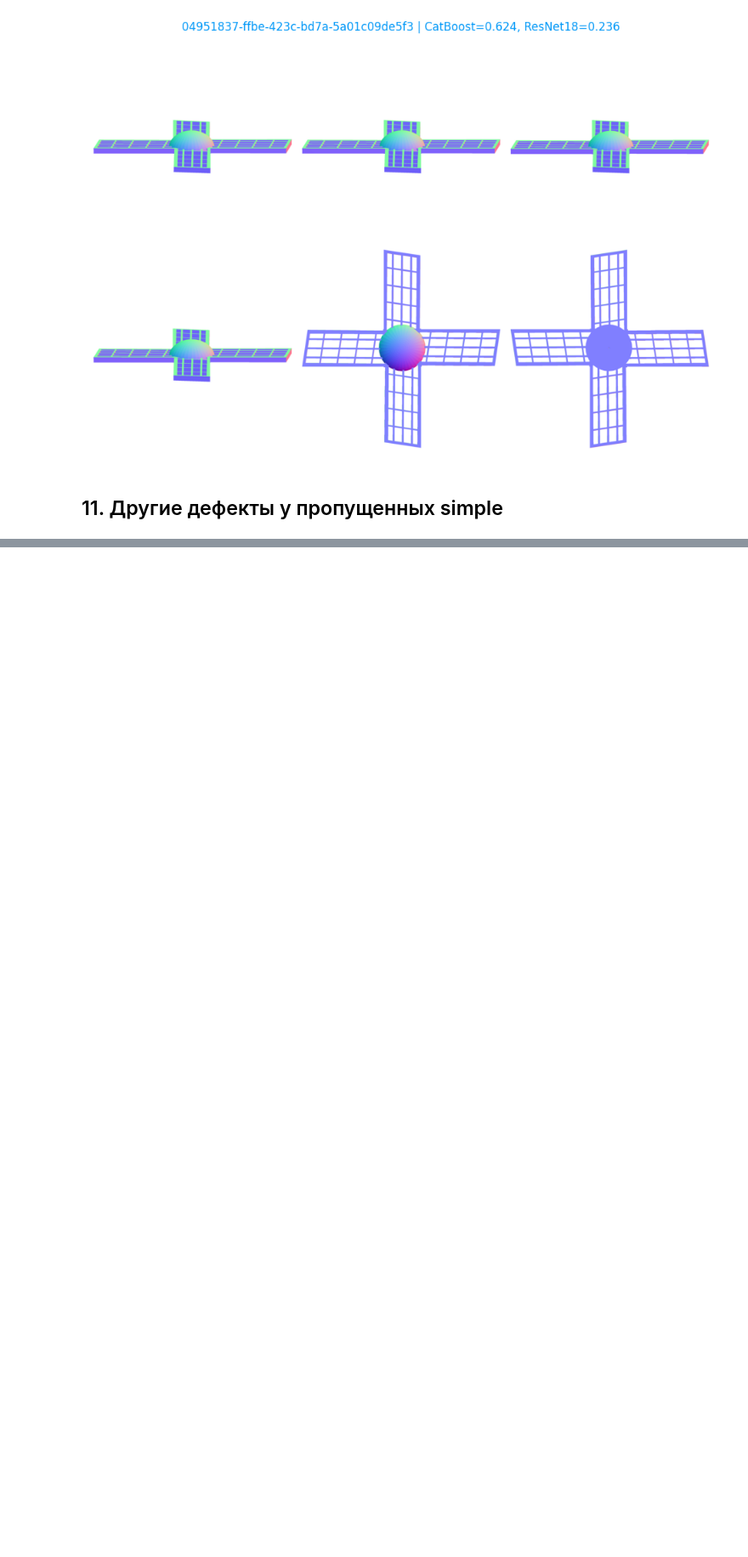
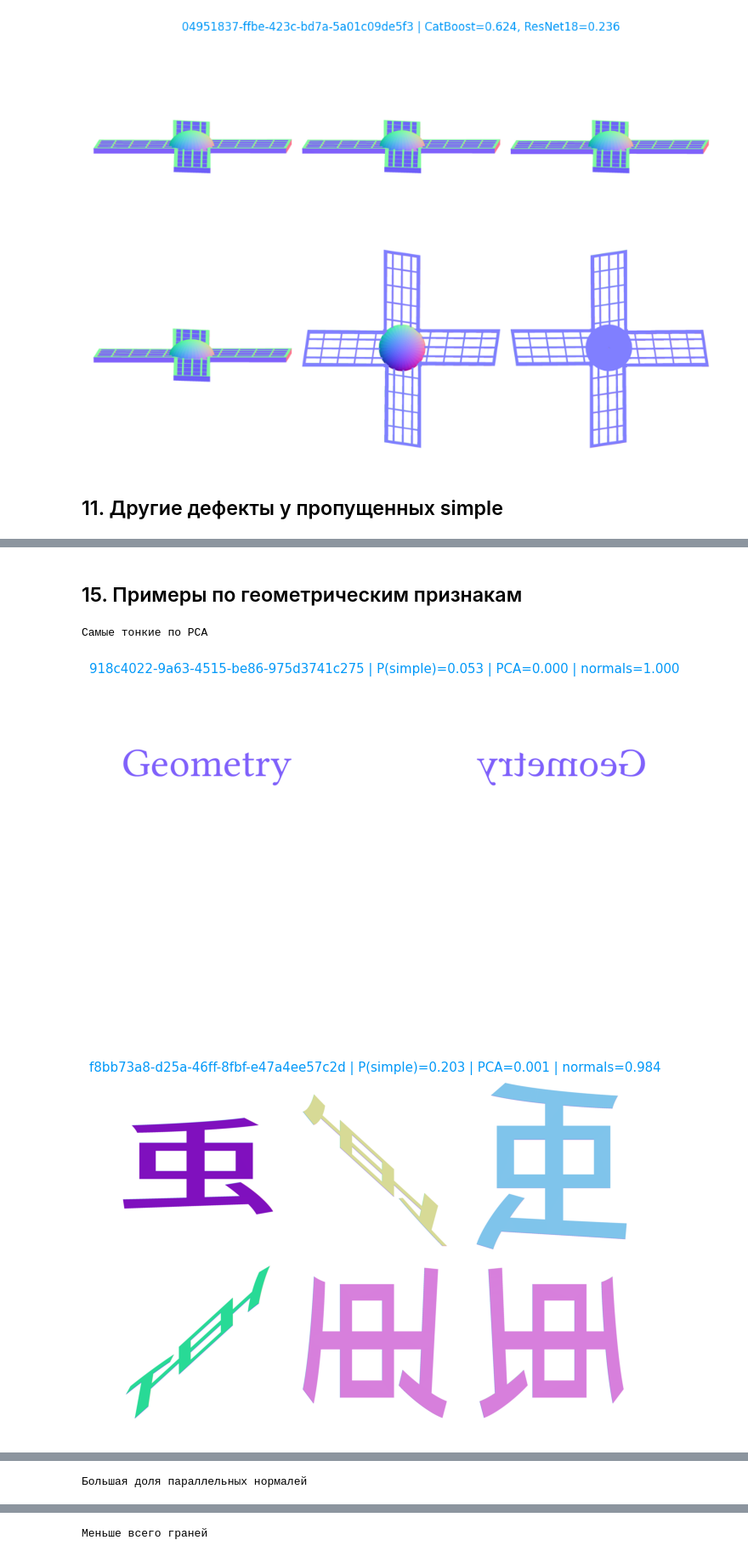
Before and after one commit to gasich27/AI-Challenge-2026-MainStage, a Jupyter notebook: labels/simple/simple.ipynb, the cells around one changed output, grey strips where cells are left out. Shown at 85% size. Cells and saved outputs as stored; diff of their text form; code cells hidden in the pictures; blank space fills up the shorter version.

```diff
--- a/labels/simple/simple.ipynb
+++ b/labels/simple/simple.ipynb
@@ -347,0 +458,29 @@ pd.DataFrame({
+# %% [markdown]
+## 15. Примеры по геометрическим признакам
+# %%
+# Это кандидаты для просмотра, а не готовые метки подтипов.
+missed_geometry = geometry[geometry['group'].eq('FN')]
+selections = [
+    ('Самые тонкие по PCA', missed_geometry.nsmallest(3, 'pca_thickness')),
+    ('Большая доля параллельных нормалей', missed_geometry.nlargest(3, 'normal_share')),
+    ('Меньше всего граней', missed_geometry.nsmallest(3, 'faces_count'))
+]
+shown = set()
+for title, rows in selections:
+    print(title)
+    for _, row in rows.iterrows():
+        if row['item_id'] in shown:
+            continue
+        shown.add(row['item_id'])
+        with Image.open(train_dir / f"{row['item_id']}.png") as image:
+            plt.figure(figsize=(12, 6))
+            plt.imshow(image)
+            plt.title(f"{row['item_id']} | P(simple)={row['probability']:.3f} | "
+                      f"PCA={row['pca_thickness']:.3f} | normals={row['normal_share']:.3f}",
+                      color='#0098F8')
+            plt.axis('off')
+            plt.show()
+# %% [output]
+Самые тонкие по PCA
+[figure, added]
+[figure, added]
@@ -347,0 +488 @@ pd.DataFrame({
+Большая доля параллельных нормалей
@@ -347,0 +490 @@ pd.DataFrame({
+Меньше всего граней
```
Also changed, not shown: parts of 19 cells of this notebook, 4 other files.
